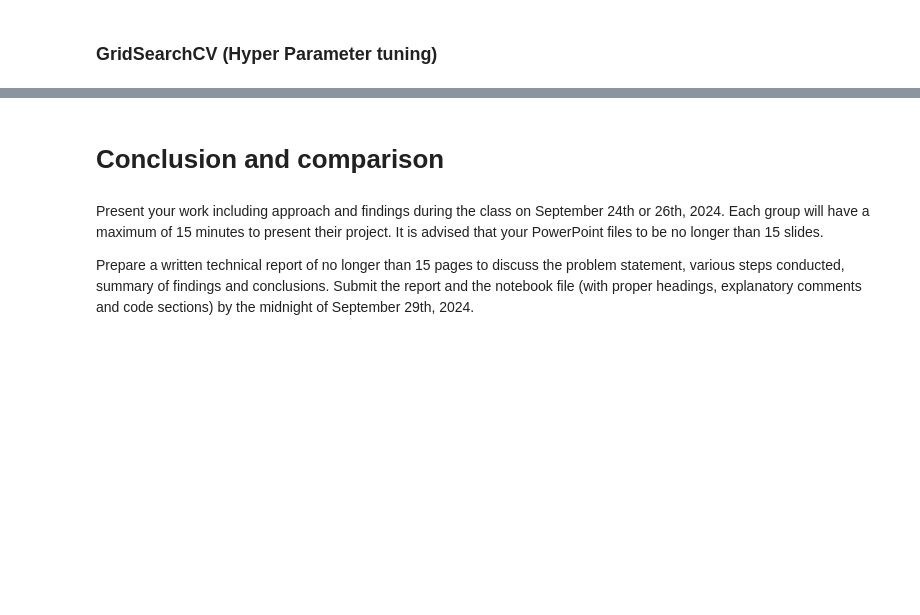
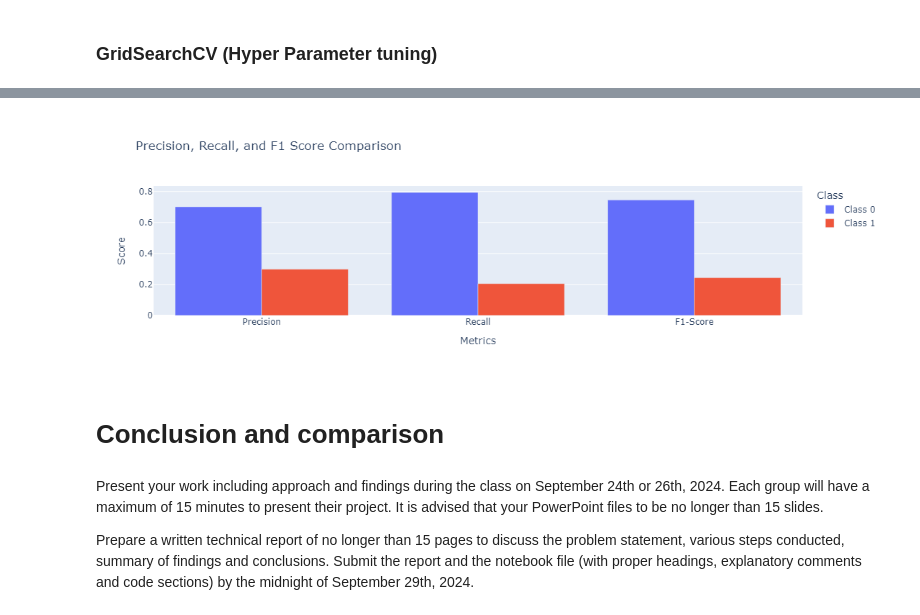
Before and after one commit to ericrlessa/ai-group, a Jupyter notebook: Term Project Code Final.ipynb, the cells around one changed output, grey strips where cells are left out. Saved outputs shown, nothing was run; the diff lists cells and outputs as text; code cells hidden in the pictures; blank space fills up the shorter version.

```diff
--- a/Term Project Code Final.ipynb
+++ b/Term Project Code Final.ipynb
@@ -1384,3 +826,24 @@ print(f"Best SVM Accuracy: {grid_svm.best_score_}")
+# %%
+# Generate classification report
+report = classification_report(y_test, y_pred, output_dict=True, zero_division=1)
+
+# Extract precision, recall, and f1-score for both classes
+metrics_data = {
+    "Metrics": ["Precision", "Recall", "F1-Score"],
+    "Class 0": [report['0']['precision'], report['0']['recall'], report['0']['f1-score']],
+    "Class 1": [report['1']['precision'], report['1']['recall'], report['1']['f1-score']]
+}
+
+# Convert to DataFrame
+df_metrics = pd.DataFrame(metrics_data)
+
+# Bar Chart for Precision, Recall, F1 Score
+fig = px.bar(df_metrics, x="Metrics", y=["Class 0", "Class 1"], barmode="group",
+             title="Precision, Recall, and F1 Score Comparison",
+             labels={"value": "Score", "variable": "Class"})
+fig.show()
+# %% [output]
+[figure, added]
 # %% [markdown]
 # Conclusion and comparison
 # %% [markdown]
```
Also changed, not shown: parts of 34 cells of this notebook.
